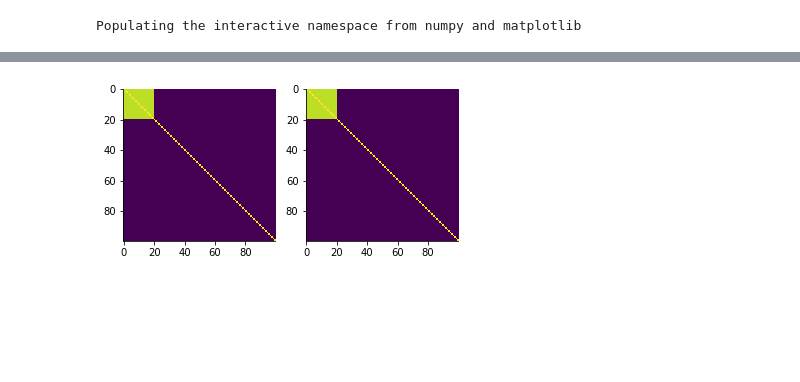
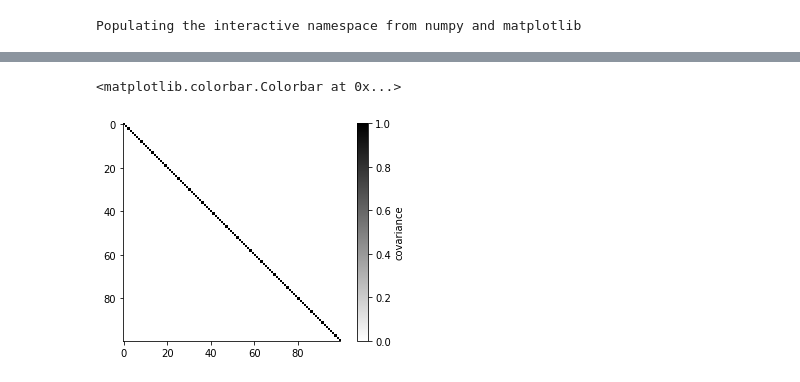
Before and after one commit to vals/Reading-PCA, a Jupyter notebook: How to read PCA.ipynb, the cells around one changed output, grey strips where cells are left out. Cells and saved outputs as stored; diff of their text form; code cells hidden in the pictures; blank space fills up the shorter version.

Commit message:
Made nicer figures

```diff
--- a/How to read PCA.ipynb
+++ b/How to read PCA.ipynb
@@ -281,26 +24,6 @@ p.qplot('M1', 'M2', df,)
-# %%
-A = np.zeros((F_G, F_G))
-O = np.zeros((G - F_G, G - F_G))
-O_R = np.zeros((F_G, G - F_G))
-
-ATA = A + 0.9
-
-#A = np.random.randn(F_G, F_G)
-#ATA = A.dot(A.T)
-#ATA /= ATA.max() * 0.1
-
-S1 = np.bmat([[ATA, O_R], [O_R.T, O]])
-np.fill_diagonal(S1, 1)
-
-S2 = np.bmat([[ATA, O_R], [O_R.T, O]])
-np.fill_diagonal(S2, 1)
-
-mu1 = np.ones(G) * 1
-mu2 = np.ones(G) * 1
-
-plt.subplot(1, 2, 1)
-plt.imshow(S1);
-plt.subplot(1, 2, 2)
-plt.imshow(S2);
-# %% [output]
-[figure, removed]
+# %%
+plt.imshow(S, cmap=cm.gray_r);
+plt.colorbar(label='covariance')
+# %% [output]
+<matplotlib.colorbar.Colorbar at 0x...>
+[figure, added]
```
Also changed, not shown: parts of 59 cells of this notebook, 1 other file.
